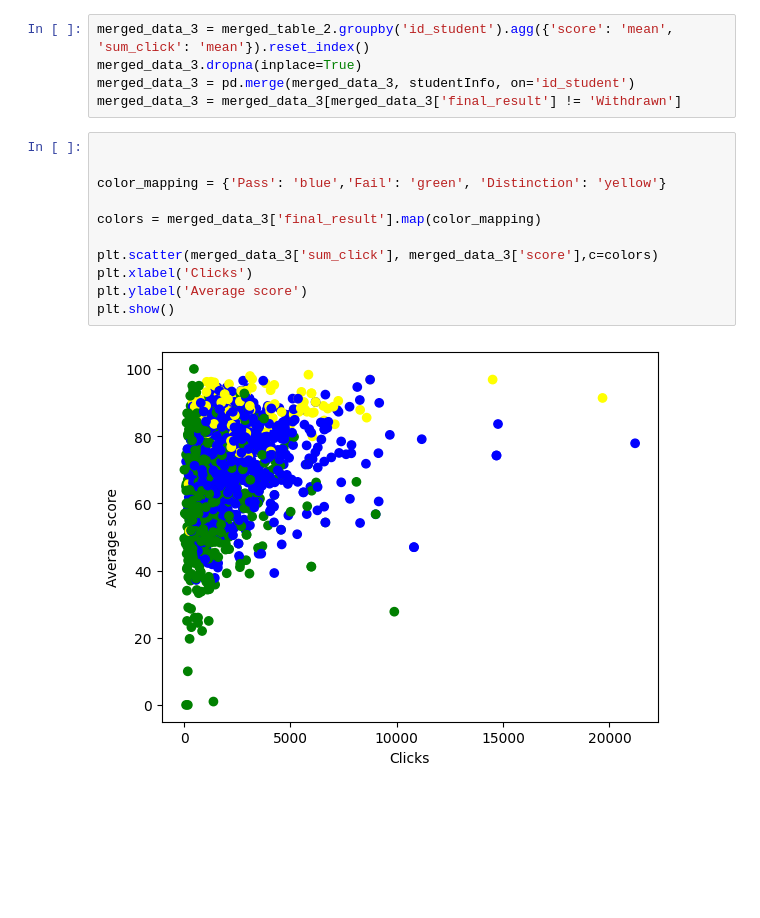
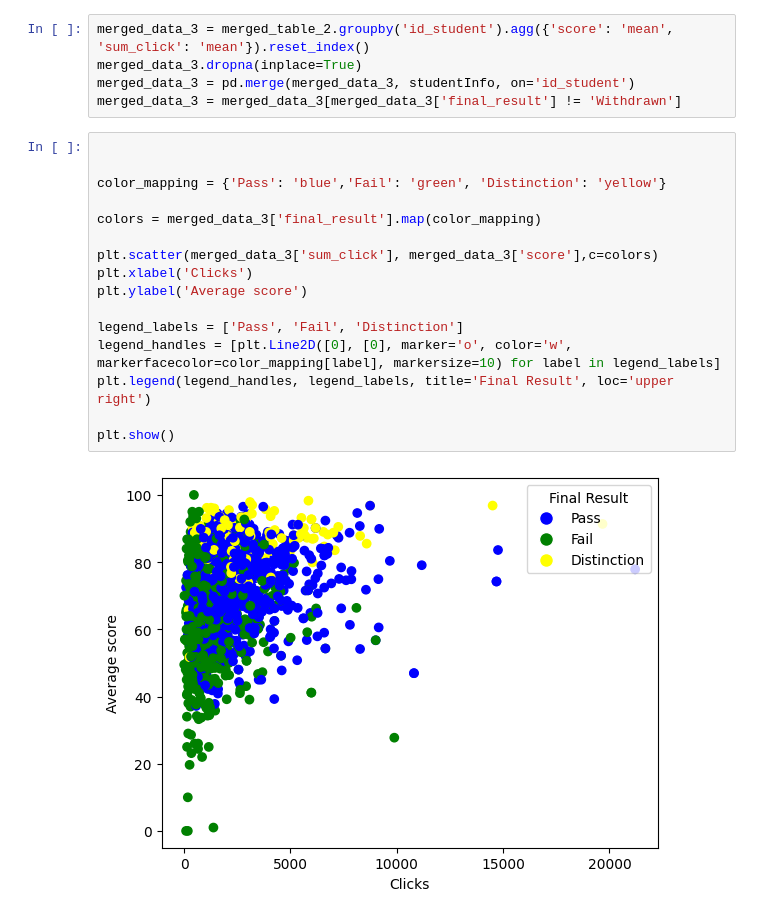
Before and after one commit to antoniamstr1/projekt-uuzop, a Jupyter notebook: drugi_dio.ipynb, the cells around one changed output. Drawn from its saved outputs; the diff is of its cells as text; blank space fills up the shorter version.

```diff
--- a/drugi_dio.ipynb
+++ b/drugi_dio.ipynb
@@ -677,13 +763,18 @@ merged_data_3 = merged_data_3[merged_data_3['final_result'] != 'Withdrawn']
 # %%
 
 
 color_mapping = {'Pass': 'blue','Fail': 'green', 'Distinction': 'yellow'}
 
 colors = merged_data_3['final_result'].map(color_mapping)
 
 plt.scatter(merged_data_3['sum_click'], merged_data_3['score'],c=colors)
 plt.xlabel('Clicks')
 plt.ylabel('Average score')
+
+legend_labels = ['Pass', 'Fail', 'Distinction']
+legend_handles = [plt.Line2D([0], [0], marker='o', color='w', markerfacecolor=color_mapping[label], markersize=10) for label in legend_labels]
+plt.legend(legend_handles, legend_labels, title='Final Result', loc='upper right')
+
 plt.show()
 # %% [output]
-[figure, old version]
+[figure, new version]
```
Also changed, not shown: parts of 17 cells of this notebook.
